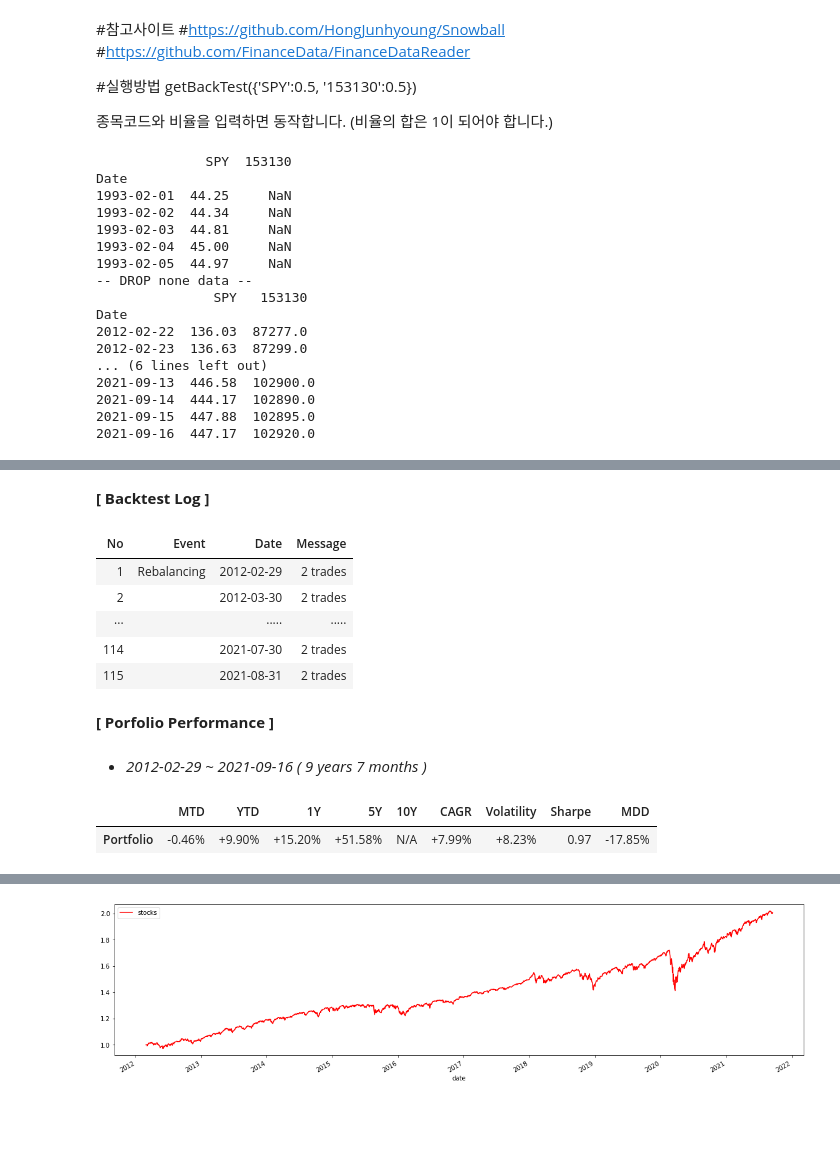
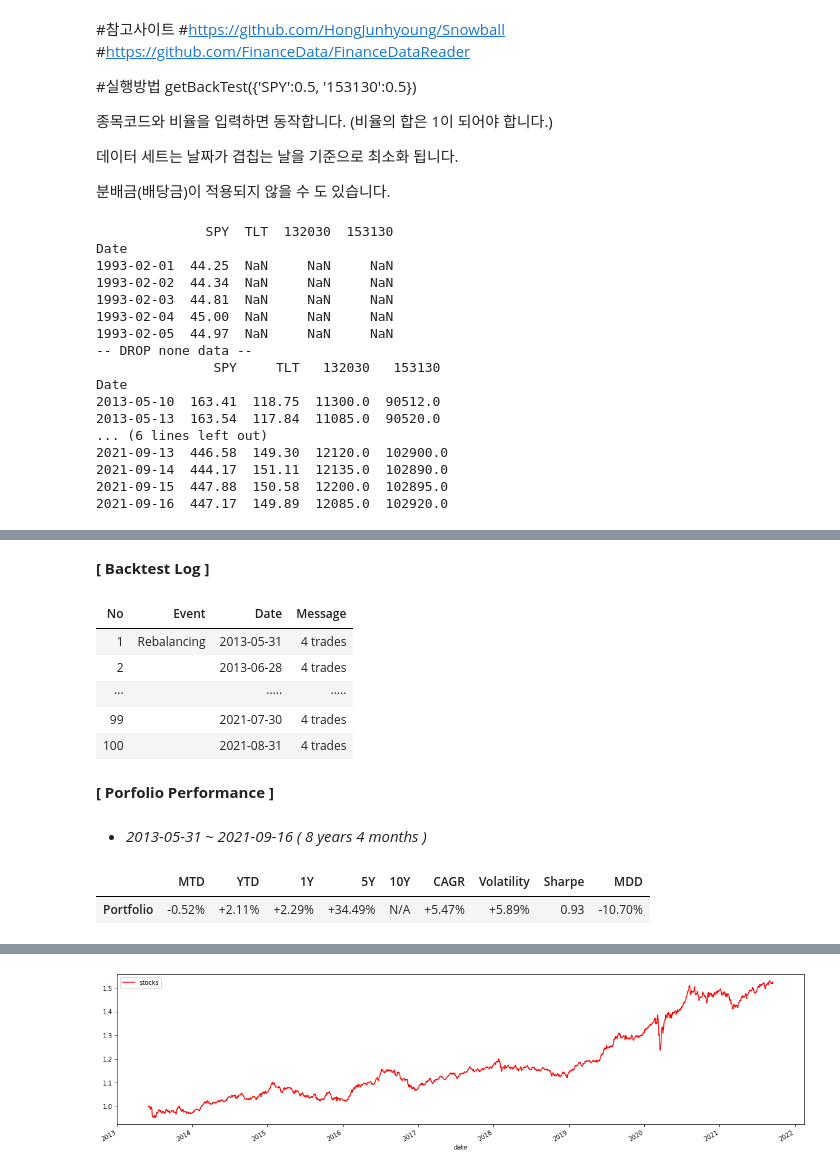
Before and after one commit to jwjung3030/StaticAssetAllocation, a Jupyter notebook: rebalancing.ipynb, the cells around one changed output, grey strips where cells are left out. Drawn from its saved outputs; the diff is of its cells as text; code cells hidden in the pictures; blank space fills up the shorter version.

```diff
--- a/rebalancing.ipynb
+++ b/rebalancing.ipynb
@@ -9,6 +9,10 @@
 getBackTest({'SPY':0.5, '153130':0.5})
 
 종목코드와 비율을 입력하면 동작합니다. (비율의 합은 1이 되어야 합니다.)
+
+데이터 세트는 날짜가 겹칩는 날을 기준으로 최소화 됩니다.
+
+분배금(배당금)이 적용되지 않을 수 도 있습니다.
 # %%
 pip -q install finance-datareader
 # %%
@@ -99,22 +104,23 @@ def getBackTest(stock_weight={'360200':0.5, '304940':0.5}, pstart = None):
 # getBackTest({'219480':0.5, '133690':0.5}, pstart = "2020-08-31")
 # getBackTest({'219480':0, '133690':1}, pstart = "2020-08-31")
 # getBackTest({'360200':0, '304940':1}, pstart = "2020-08-31")
-getBackTest({'SPY':0.5, '153130':0.5})
+# getBackTest({'SPY':0.25, '305080':0.25, '132030':0.25, '153130':0.25})
+getBackTest({'SPY':0.25, 'TLT':0.25, '132030':0.25, '153130':0.25})
 # %% [output]
-              SPY  153130
+              SPY  TLT  132030  153130
 Date
-1993-02-01  44.25     NaN
-1993-02-02  44.34     NaN
-1993-02-03  44.81     NaN
-1993-02-04  45.00     NaN
-1993-02-05  44.97     NaN
+1993-02-01  44.25  NaN     NaN     NaN
+1993-02-02  44.34  NaN     NaN     NaN
+1993-02-03  44.81  NaN     NaN     NaN
+1993-02-04  45.00  NaN     NaN     NaN
+1993-02-05  44.97  NaN     NaN     NaN
 -- DROP none data --
-               SPY   153130
+               SPY     TLT   132030   153130
 Date
-2012-02-22  136.03  87277.0
-2012-02-23  136.63  87299.0
+2013-05-10  163.41  118.75  11300.0  90512.0
+2013-05-13  163.54  117.84  11085.0  90520.0
 ... (6 lines left out)
-2021-09-13  446.58  102900.0
-2021-09-14  444.17  102890.0
-2021-09-15  447.88  102895.0
-2021-09-16  447.17  102920.0
+2021-09-13  446.58  149.30  12120.0  102900.0
+2021-09-14  444.17  151.11  12135.0  102890.0
+2021-09-15  447.88  150.58  12200.0  102895.0
+2021-09-16  447.17  149.89  12085.0  102920.0
@@ -122,14 +128,14 @@ Date
 __[ Backtest Log ]__
 | No | Event | Date | Message |
-| 1 | Rebalancing | 2012-02-29 | 2 trades |
-| 2 |  | 2012-03-30 | 2 trades |
+| 1 | Rebalancing | 2013-05-31 | 4 trades |
+| 2 |  | 2013-06-28 | 4 trades |
 | ··· |  | ····· | ····· |
-| 114 |  | 2021-07-30 | 2 trades |
-| 115 |  | 2021-08-31 | 2 trades |
+| 99 |  | 2021-07-30 | 4 trades |
+| 100 |  | 2021-08-31 | 4 trades |
 __[ Porfolio Performance ]__
-- _2012-02-29 ~ 2021-09-16 ( 9 years 7 months )_
+- _2013-05-31 ~ 2021-09-16 ( 8 years 4 months )_
 |  | MTD | YTD | 1Y | 5Y | 10Y | CAGR | Volatility | Sharpe | MDD |
-| Portfolio | -0.46% | +9.90% | +15.20% | +51.58% | N/A | +7.99% | +8.23% | 0.97 | -17.85% |
+| Portfolio | -0.52% | +2.11% | +2.29% | +34.49% | N/A | +5.47% | +5.89% | 0.93 | -10.70% |
 [interactive output not drawn]
 [interactive output not drawn]
-[figure, old version]
+[figure, new version]
```
Also changed, not shown: parts of 2 cells of this notebook.
